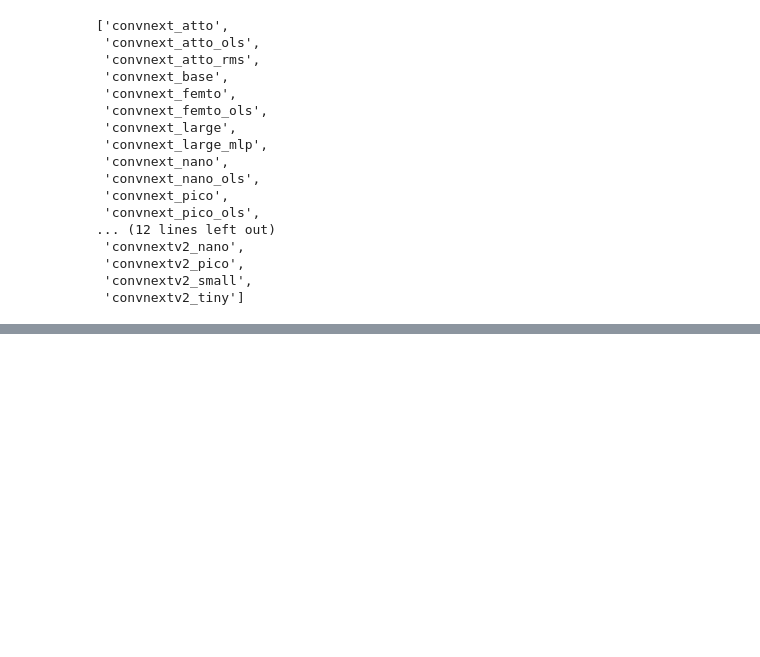
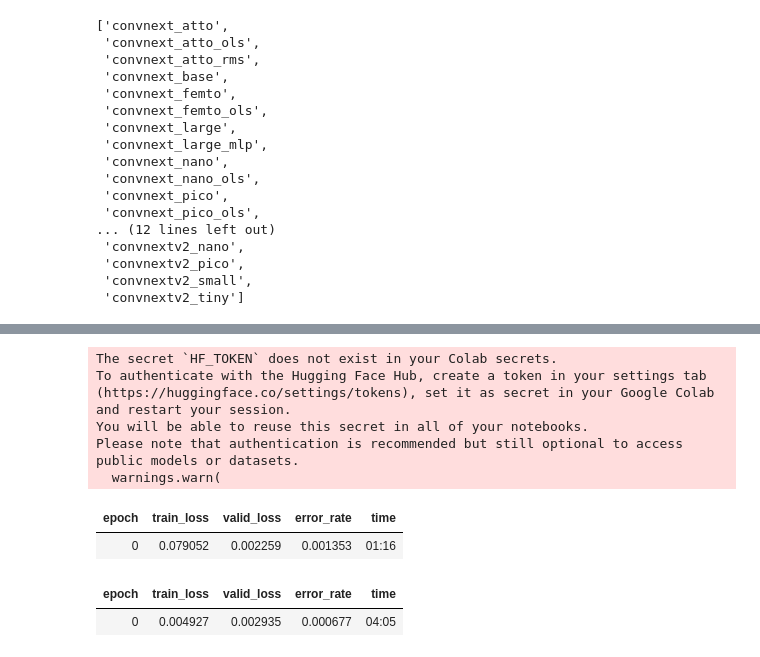
Before and after one commit to AwaisAli37405/Deep_Learning_with_fast_ai, a Jupyter notebook: Deep_Learning_fast_ai.ipynb, the cells around one changed output, grey strips where cells are left out. Cells and saved outputs as stored; diff of their text form; code cells hidden in the pictures; blank space fills up the shorter version.

```diff
--- a/Deep_Learning_fast_ai.ipynb
+++ b/Deep_Learning_fast_ai.ipynb
@@ -109,0 +114,14 @@ timm.list_models('convnext*')
+# %%
+# so if we want to use any of these models with fast-ai vision learner we have to provide it as a string as an input
+learn = vision_learner(dls, 'convnext_tiny_in22k', metrics=error_rate).to_fp16()
+learn.fine_tune(1)
+# %% [output]
+The secret `HF_TOKEN` does not exist in your Colab secrets.
+To authenticate with the Hugging Face Hub, create a token in your settings tab (https://huggingface.co/settings/tokens), set it as secret in your Google Colab and restart your session.
+You will be able to reuse this secret in all of your notebooks.
+Please note that authentication is recommended but still optional to access public models or datasets.
+  warnings.warn(
+| epoch | train_loss | valid_loss | error_rate | time |
+| 0 | 0.079052 | 0.002259 | 0.001353 | 01:16 |
+| epoch | train_loss | valid_loss | error_rate | time |
+| 0 | 0.004927 | 0.002935 | 0.000677 | 04:05 |
```
Also changed, not shown: parts of 10 cells of this notebook.
